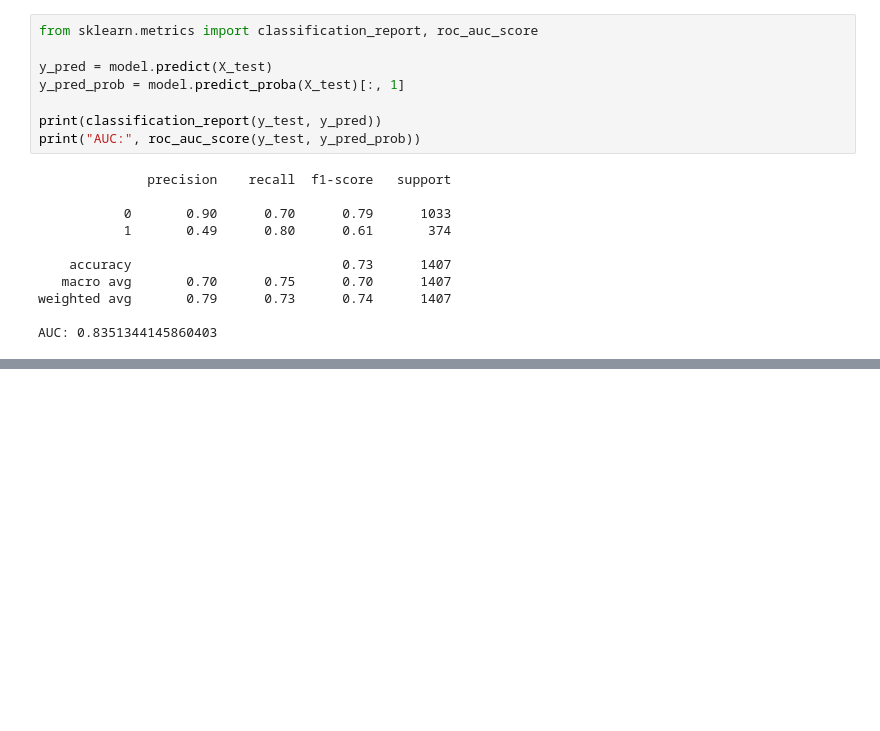
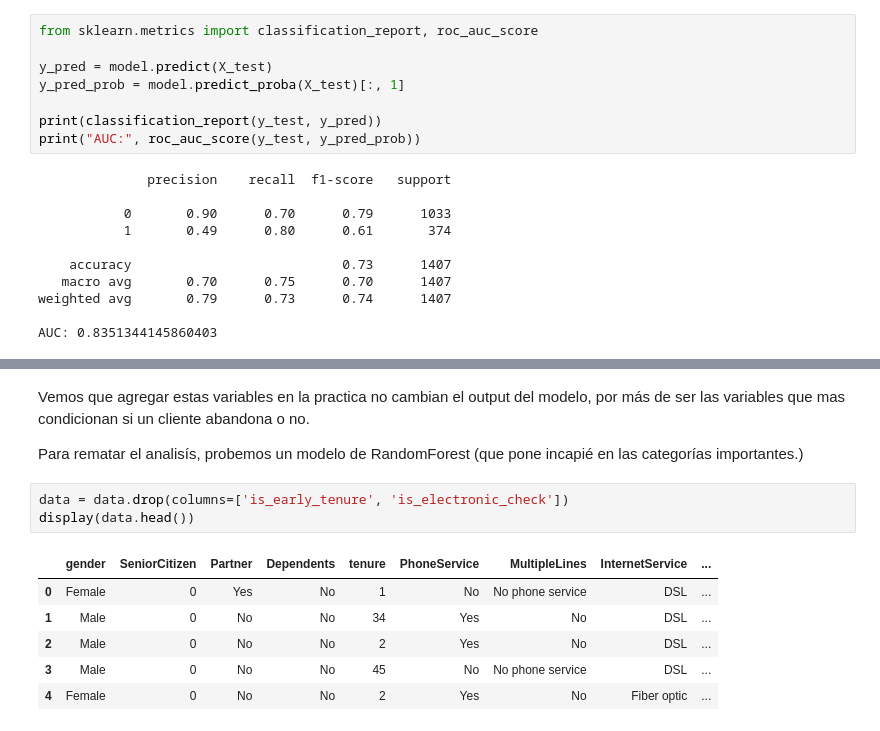
Before and after one commit to xGiannis/customer-churn-ml-project, a Jupyter notebook: notebooks/01_eda.ipynb, the cells around one changed output, grey strips where cells are left out. Saved outputs shown, nothing was run; the diff lists cells and outputs as text; blank space fills up the shorter version.

```diff
--- a/notebooks/01_eda.ipynb
+++ b/notebooks/01_eda.ipynb
@@ -306,0 +367,15 @@ AUC: 0.8351344145860403
+# %% [markdown]
+Vemos que agregar estas variables en la practica no cambian el output del modelo, por más de ser las variables que mas condicionan si un cliente abandona o no.
+
+
+Para rematar el analisís, probemos un modelo de RandomForest (que pone incapié en las categorías importantes.)
+# %%
+data = data.drop(columns=['is_early_tenure', 'is_electronic_check'])
+display(data.head())
+# %% [output]
+|  | gender | SeniorCitizen | Partner | Dependents | tenure | PhoneService | MultipleLines | InternetService | ... |
+| 0 | Female | 0 | Yes | No | 1 | No | No phone service | DSL | ... |
+| 1 | Male | 0 | No | No | 34 | Yes | No | DSL | ... |
+| 2 | Male | 0 | No | No | 2 | Yes | No | DSL | ... |
+| 3 | Male | 0 | No | No | 45 | No | No phone service | DSL | ... |
+| 4 | Female | 0 | No | No | 2 | Yes | No | Fiber optic | ... |
```
Also changed, not shown: parts of 12 cells of this notebook.
